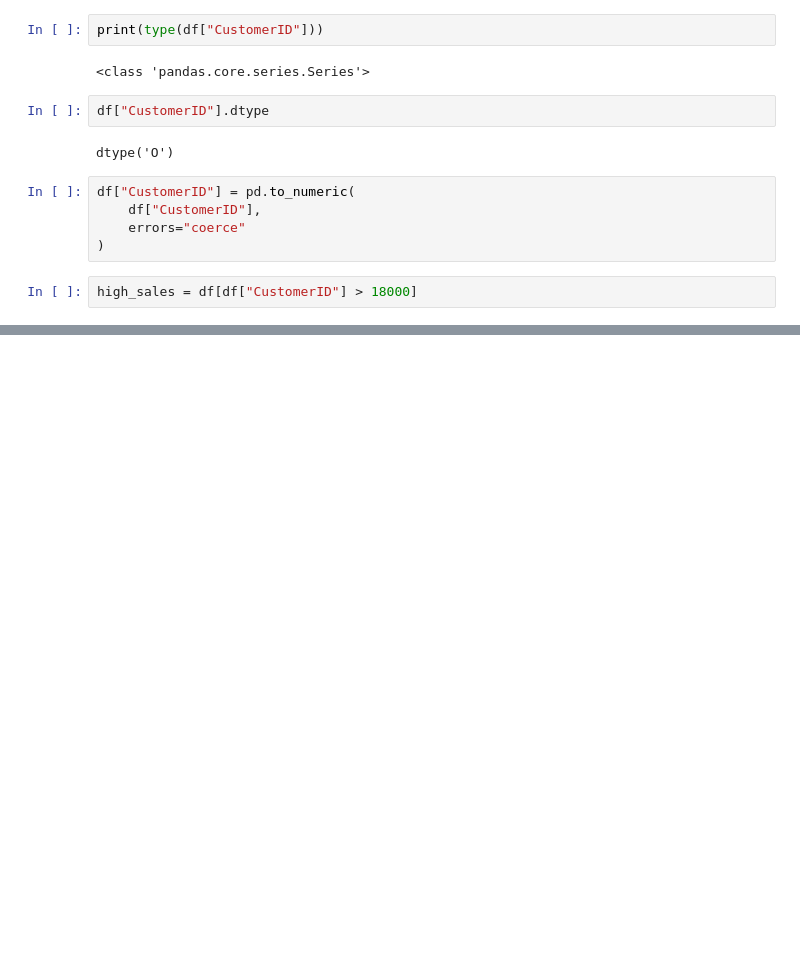
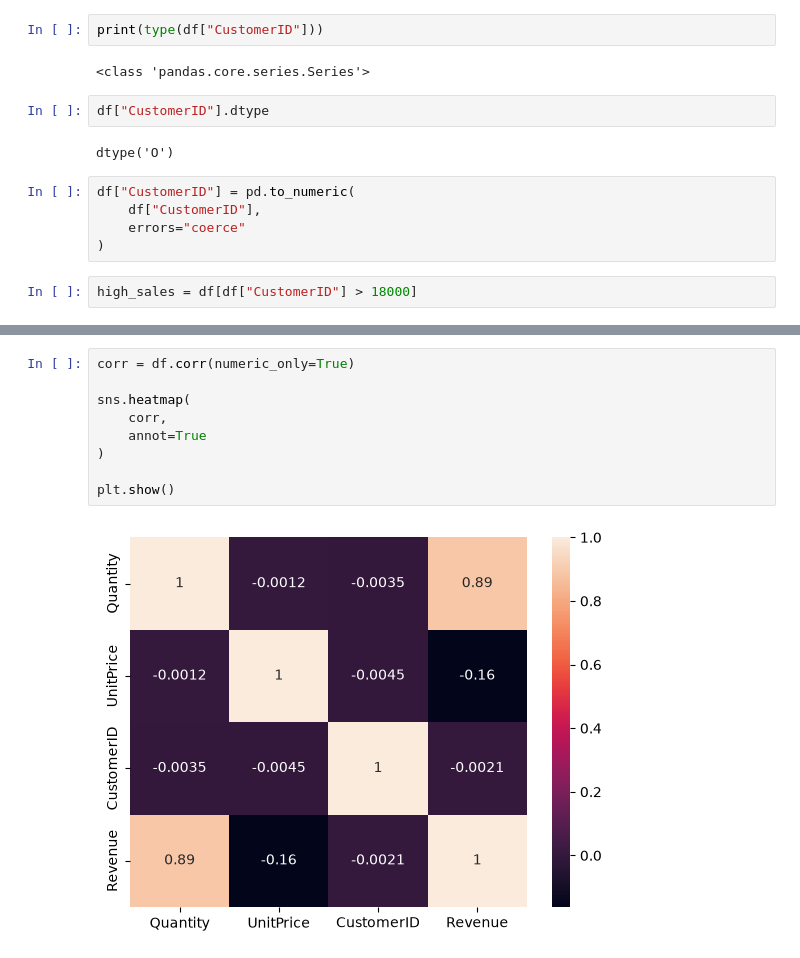
Before and after one commit to kanishkksinghh/Exploratory-Data-Anaylsis, a Jupyter notebook: notebooks/ecommerce_sales.ipynb, the cells around one changed output, grey strips where cells are left out. Cells and saved outputs as stored; diff of their text form; blank space fills up the shorter version.

```diff
--- a/notebooks/ecommerce_sales.ipynb
+++ b/notebooks/ecommerce_sales.ipynb
@@ -194,0 +245,11 @@ high_sales = df[df["CustomerID"] > 18000]
+# %%
+corr = df.corr(numeric_only=True)
+
+sns.heatmap(
+    corr,
+    annot=True
+)
+
+plt.show()
+# %% [output]
+[figure, added]
```
Also changed, not shown: parts of 10 cells of this notebook.
